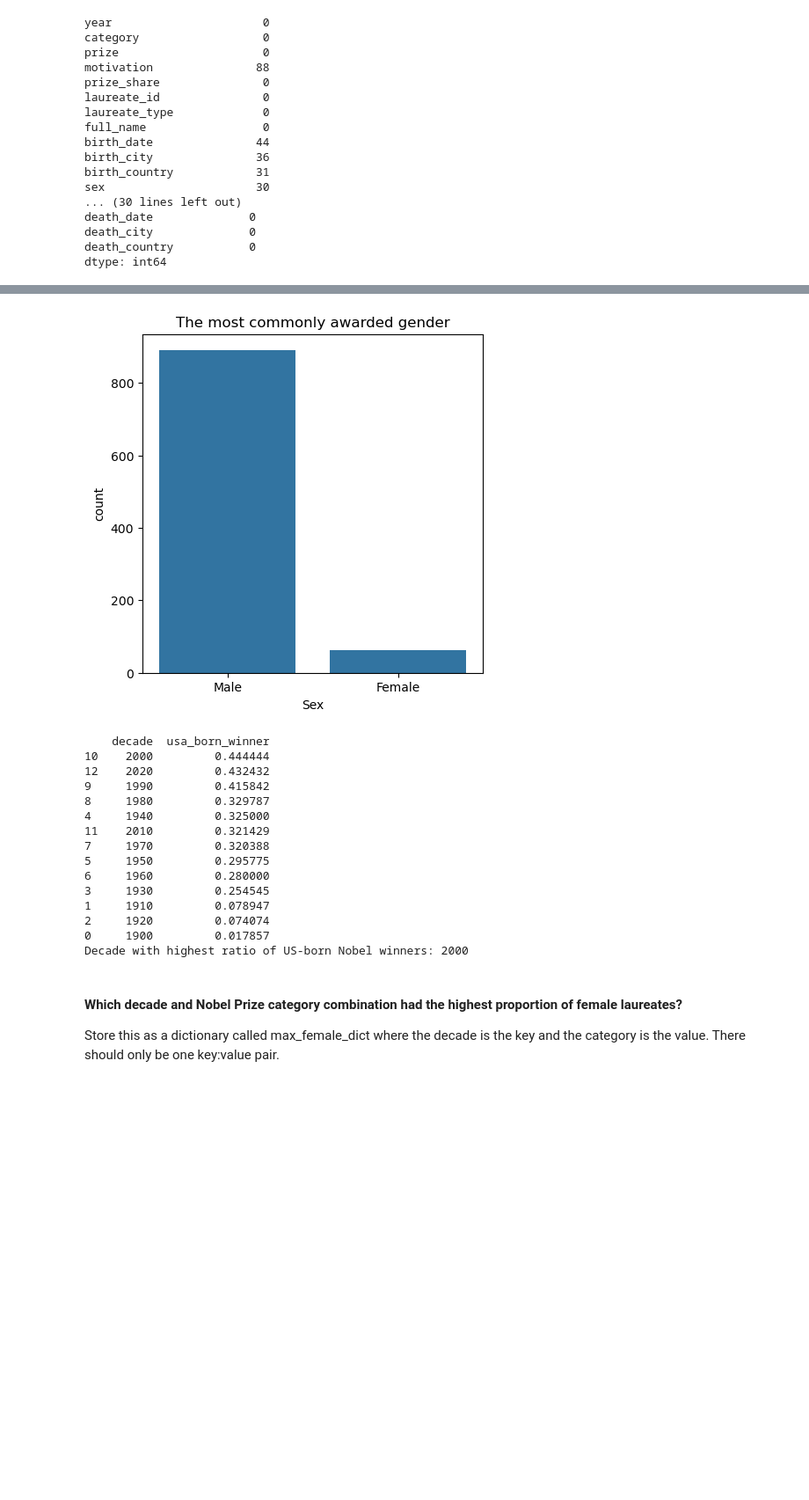
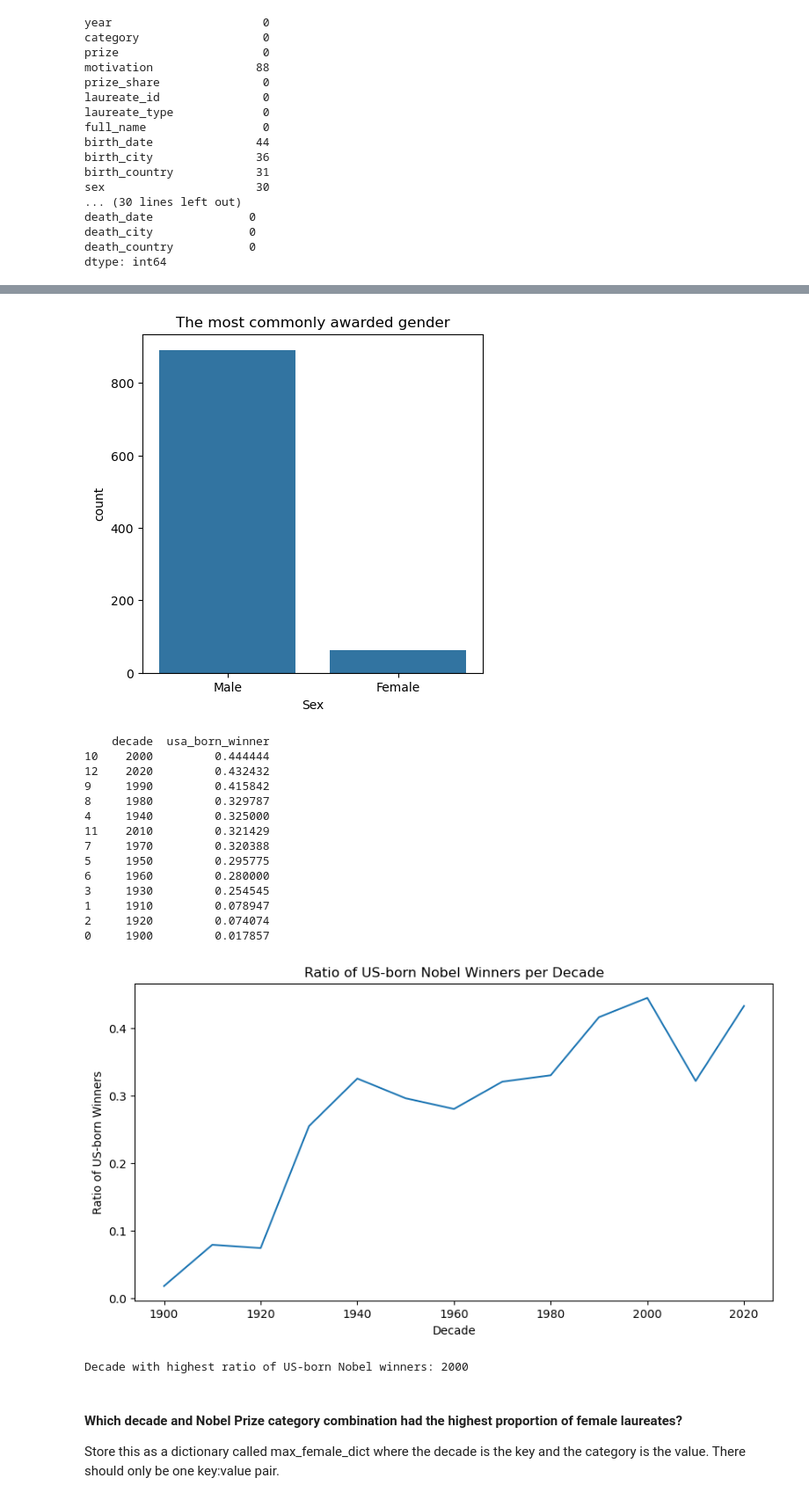
Before and after one commit to UCJPENIEL/Analytics-in-Python-Projects, a Jupyter notebook: Visualising the History of Nobel Prize Winners.ipynb, the cells around one changed output, grey strips where cells are left out. Shown at 88% size. Saved outputs shown, nothing was run; the diff lists cells and outputs as text; code cells hidden in the pictures; blank space fills up the shorter version.

```diff
--- a/Visualising the History of Nobel Prize Winners.ipynb
+++ b/Visualising the History of Nobel Prize Winners.ipynb
@@ -131,37 +126,43 @@ nobel["decade"] = (nobel["year"]//10)*10
 
 # Create a column for US-born
 nobel["usa_born_winner"] = nobel["birth_country"] == "United States of America"
 
 # Compute ratio per decade
 decade_ratio = nobel.groupby("decade")["usa_born_winner"].mean().reset_index()
+print(decade_ratio.sort_values(by="usa_born_winner", ascending=False))
 
-# DataFrame Decade of USA Born Winners in Descending Order
-decade_ratio = decade_ratio.sort_values(by="usa_born_winner", ascending=False)
-print(decade_ratio)
+# Visual of the ratio of US-born Nobel winners per decade
+plt.figure(figsize=(10,5))
+sns.lineplot(data=decade_ratio, x="decade", y="usa_born_winner")
+plt.title("Ratio of US-born Nobel Winners per Decade")
+plt.xlabel("Decade")
+plt.ylabel("Ratio of US-born Winners")
+plt.show()
 
 # Get the decade with max ratio
 max_decade_usa = decade_ratio.loc[decade_ratio["usa_born_winner"].idxmax(), "decade"]
 
 print("Decade with highest ratio of US-born Nobel winners:", max_decade_usa)
 # %% [output]
 Most common gender: Male
 Most common birth country: United States of America
 [figure]
     decade  usa_born_winner
 10    2000         0.444444
 12    2020         0.432432
 9     1990         0.415842
 8     1980         0.329787
 4     1940         0.325000
 11    2010         0.321429
 7     1970         0.320388
 5     1950         0.295775
 6     1960         0.280000
 3     1930         0.254545
 1     1910         0.078947
 2     1920         0.074074
 0     1900         0.017857
-Decade with highest ratio of US-born Nobel winners: 2000
+[figure, added]
+Decade with highest ratio of US-born Nobel winners: 2000
 # %% [markdown]
 #### Which decade and Nobel Prize category combination had the highest proportion of female laureates?
 
```
Also changed, not shown: parts of 1 cell of this notebook.
